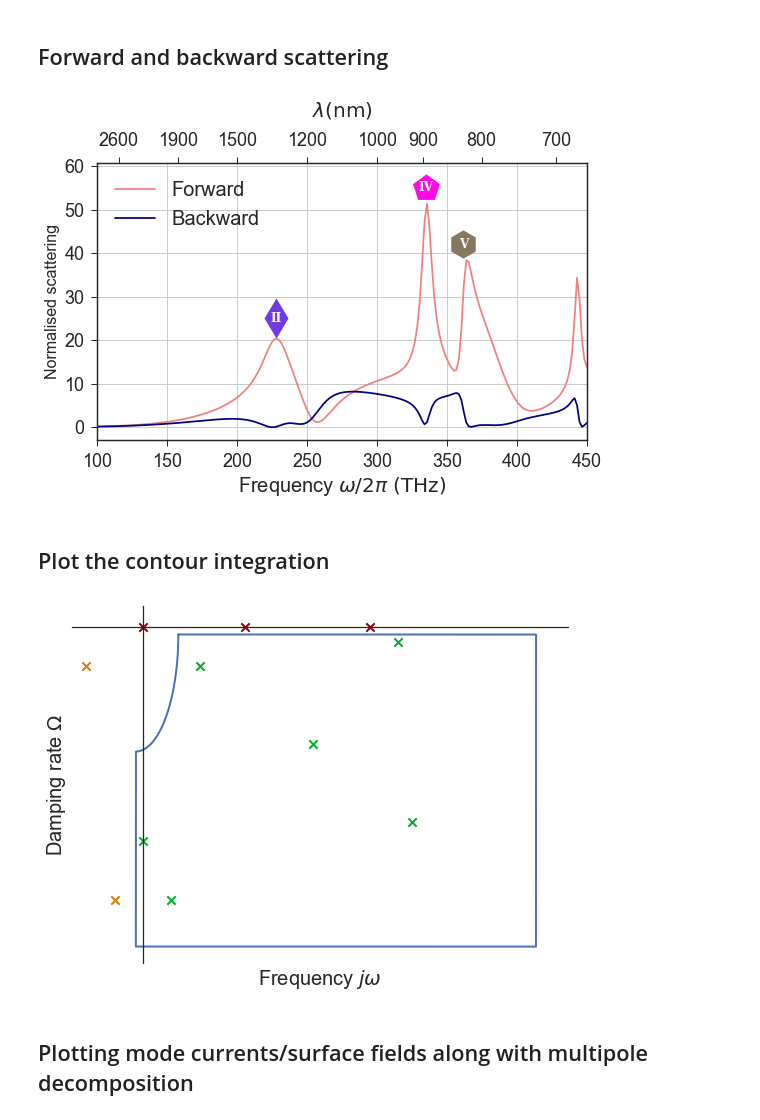
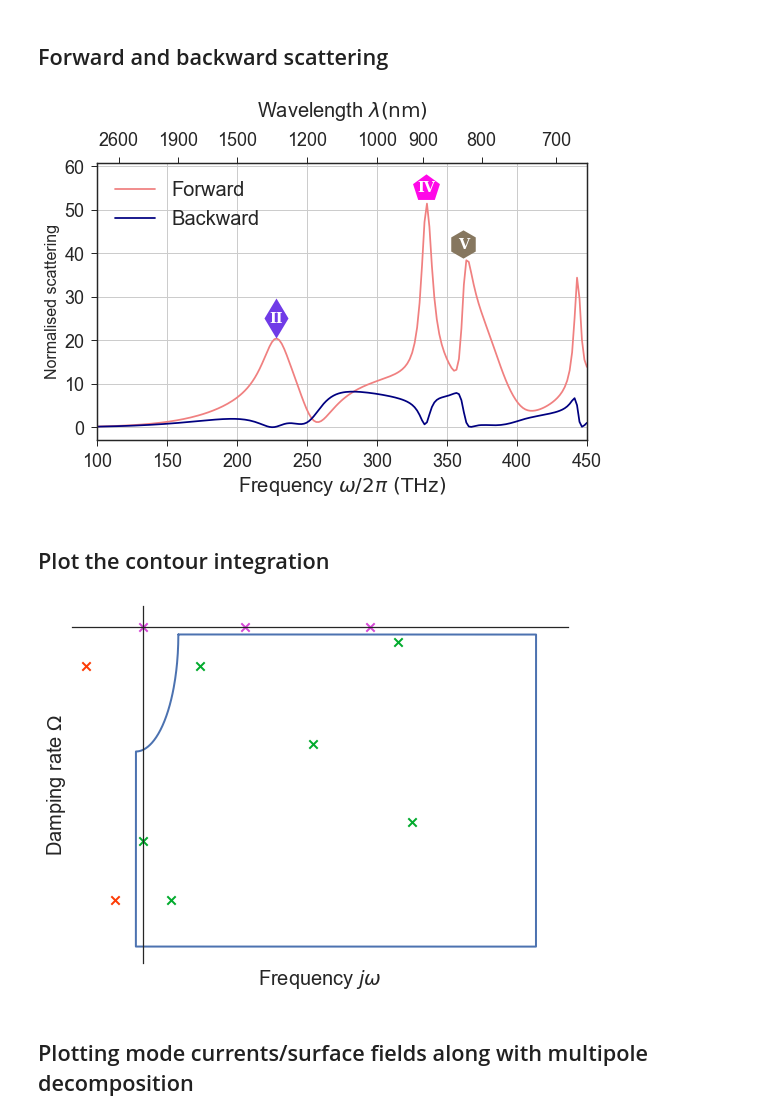
Before and after one commit to DavidPowell/DielectricDiskPaper, a Jupyter notebook: Generate figures.ipynb, the cells around one changed output. Cells and saved outputs as stored; diff of their text form; code cells hidden in the pictures.

```diff
--- a/Generate figures.ipynb
+++ b/Generate figures.ipynb
@@ -461,44 +449,44 @@ ax2.grid(False)
 ax2.set_xticks(ticks_thz2)
 ax2.set_xticklabels(ticks_nm)
 ax2.set_xlim(ticks_thz[0], ticks_thz[-1])
-ax2.set_xlabel(r'$\lambda \mathrm{(nm)}$', fontsize=20, labelpad=15)
+ax2.set_xlabel(r'Wavelength $\lambda \mathrm{(nm)}$', fontsize=20, labelpad=15)
 ax2.tick_params(axis='both', which='major', labelsize=18)
 
 savefigure('directional-scattering')
 plt.show()
 # %% [output]
-[figure, old version]
+[figure, new version]
 # %% [markdown]
 ## Plot the contour integration
 # %%
 # exaggerate the offsets in the contour for plotting purposes
 contour = np.array([p for p, w in data['contour']])*1e-12-20-50j
 
 with sns.axes_style("ticks"):
     fig, ax = plt.subplots(figsize=(8,5.5))
     plt.subplots_adjust(right=0.96, left=0.1, top=1, bottom=0.1)
     plt.plot(contour.imag, contour.real, linewidth=2)
-    plt.scatter([0, 720, 1607], [0, 0, 0], marker='x', linewidth=2, s=70, c=sns.xkcd_rgb['crimson'])
+    plt.scatter([0, 720, 1607], [0, 0, 0], marker='x', linewidth=2, s=70, c=sns.xkcd_rgb['pinkish purple'])
     plt.scatter([0, 400, 1200, 200, 1800, 1900], -np.array([550, 100, 300, 700, 40, 500]),
                 marker='x', linewidth=2, s=70, c=sns.xkcd_rgb['kelly green'])
     plt.scatter([-400, -200], -np.array([100, 700]),
-                marker='x', linewidth=2, s=70, c=sns.xkcd_rgb['pumpkin'])
+                marker='x', linewidth=2, s=70, c=sns.xkcd_rgb['red orange'])
     ax.spines['top'].set_position('zero')
     ax.spines['right'].set_position('zero')
     ax.tick_params(direction='inout')
     ax.spines['bottom'].set_visible(False)
     ax.spines['left'].set_visible(False)
     plt.xlim(-500, 3000)
     plt.xlabel(r'Frequency $j\omega$', fontsize=20)
     plt.ylabel(r'Damping rate $\Omega$', fontsize=20)
     plt.yticks([])
     plt.xticks([])
     plt.tick_params(axis='both', which='major', labelsize=18)
 
     savefigure('contour')
     plt.show()
 # %% [output]
-[figure, old version]
+[figure, new version]
 # %% [markdown]
 ## Plotting mode currents/surface fields along with multipole decomposition
 # %%
```
Also changed, not shown: parts of 8 cells of this notebook, 50 other files.
